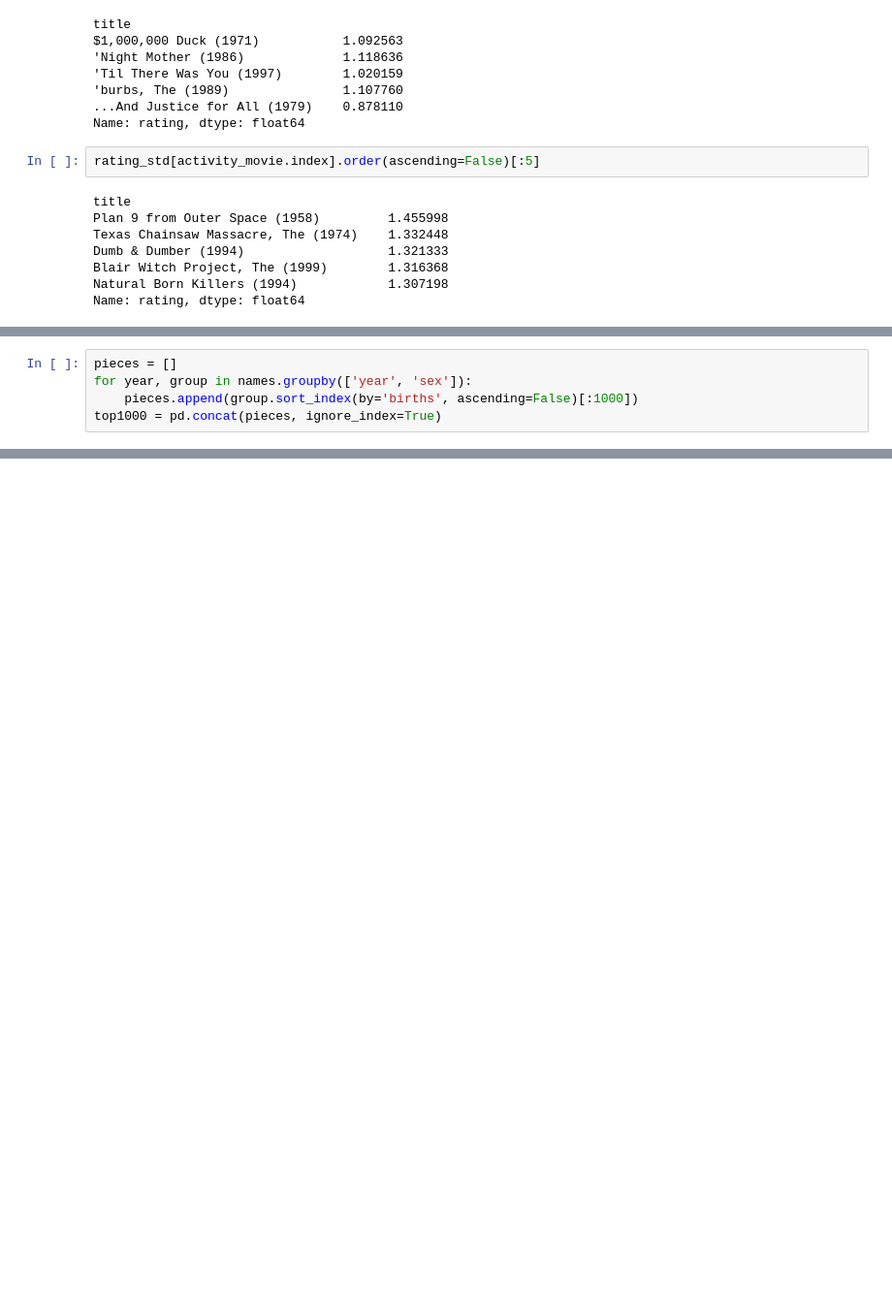
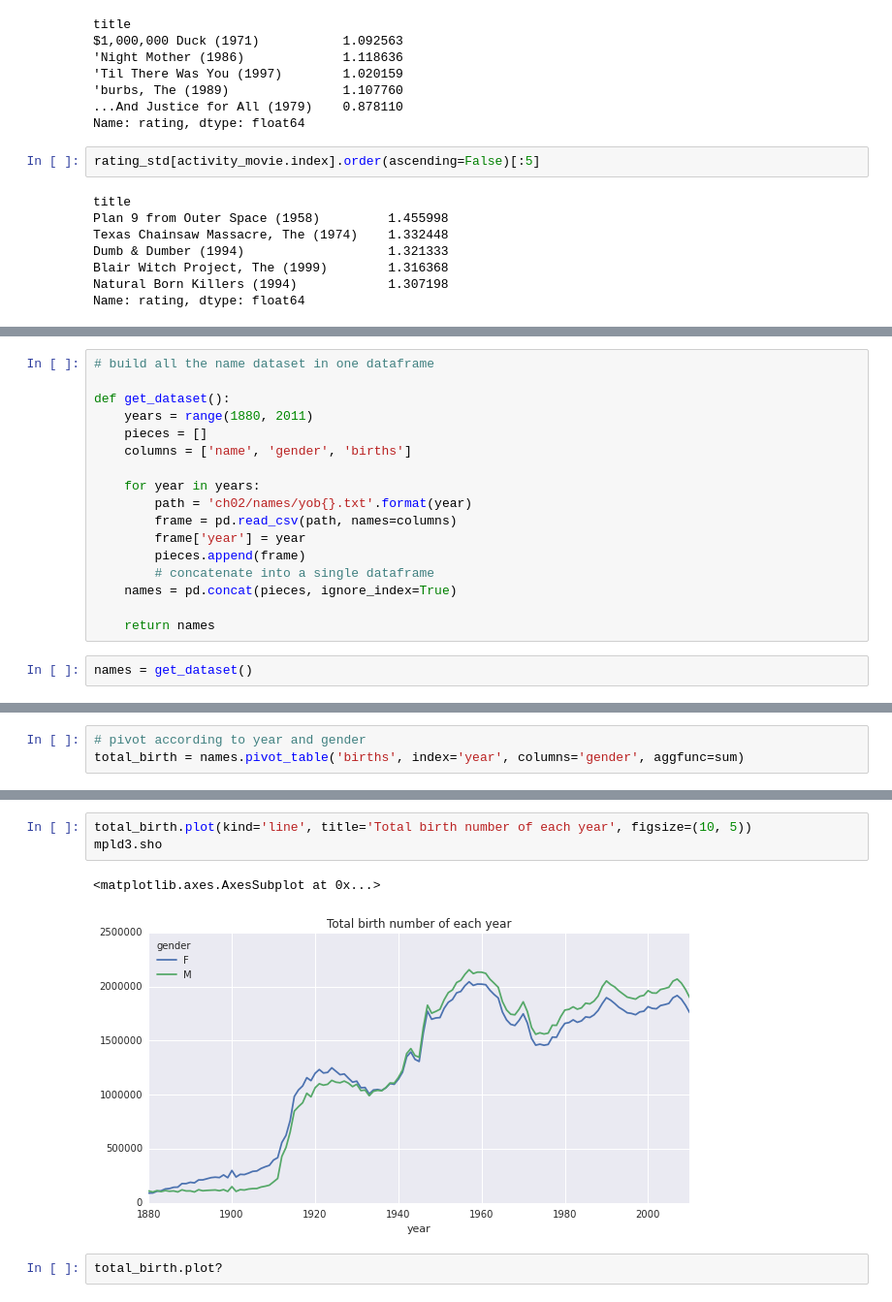
Before and after one commit to 52rtb/data-science, a Jupyter notebook: books_courses/Python for Data Analysis/ch02.ipynb, the cells around one changed output, grey strips where cells are left out. Shown: that part at 97% size. Drawn from its saved outputs; the diff is of its cells as text; blank space fills up the shorter version.

```diff
--- a/books_courses/Python for Data Analysis/ch02.ipynb
+++ b/books_courses/Python for Data Analysis/ch02.ipynb
@@ -830,5 +491,0 @@ top1000 = grouped.apply(get_top1000)
-# %%
-pieces = []
-for year, group in names.groupby(['year', 'sex']):
-    pieces.append(group.sort_index(by='births', ascending=False)[:1000])
-top1000 = pd.concat(pieces, ignore_index=True)
@@ -941,0 +504,19 @@ table.plot(style={'M': 'k-', 'F': 'k--'})
+# %%
+# build all the name dataset in one dataframe
+
+def get_dataset():
+    years = range(1880, 2011)
+    pieces = []
+    columns = ['name', 'gender', 'births']
+
+    for year in years:
+        path = 'ch02/names/yob{}.txt'.format(year)
+        frame = pd.read_csv(path, names=columns)
+        frame['year'] = year
+        pieces.append(frame)
+        # concatenate into a single dataframe
+    names = pd.concat(pieces, ignore_index=True)
+
+    return names
+# %%
+names = get_dataset()
@@ -941,0 +532,3 @@ table.plot(style={'M': 'k-', 'F': 'k--'})
+# %%
+# pivot according to year and gender
+total_birth = names.pivot_table('births', index='year', columns='gender', aggfunc=sum)
@@ -941,0 +545,8 @@ table.plot(style={'M': 'k-', 'F': 'k--'})
+# %%
+total_birth.plot(kind='line', title='Total birth number of each year', figsize=(10, 5))
+mpld3.sho
+# %% [output]
+<matplotlib.axes.AxesSubplot at 0x...>
+[figure, added]
+# %%
+total_birth.plot?
```
Also changed, not shown: parts of 98 cells of this notebook.
